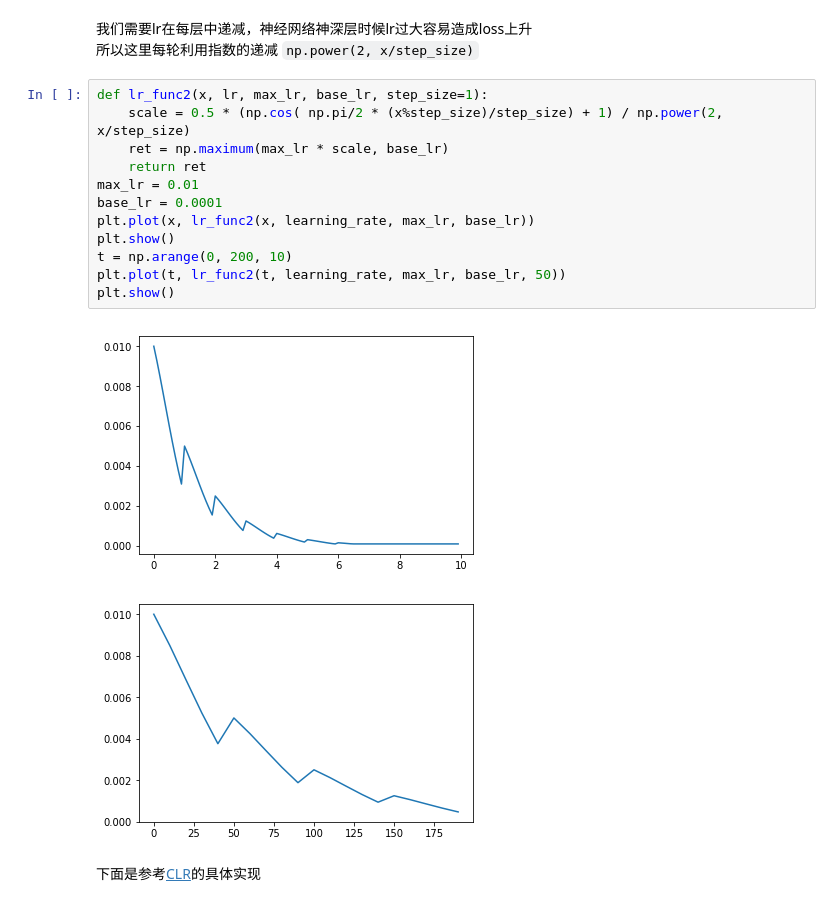
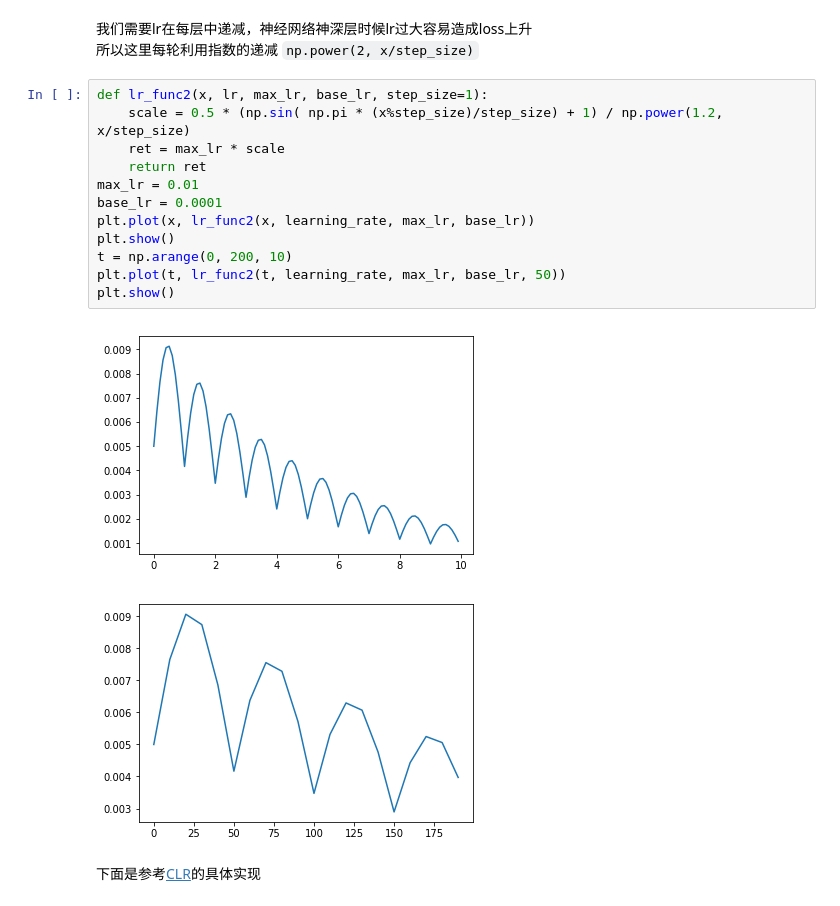
Before and after one commit to DavidCnaup/Deep-Learning, a Jupyter notebook: clr.ipynb, the cells around one changed output. Drawn from its saved outputs; the diff is of its cells as text.

```diff
--- a/clr.ipynb
+++ b/clr.ipynb
@@ -40,19 +40,19 @@ plt.show()
 所以这里每轮利用指数的递减 `np.power(2, x/step_size)`
 # %%
 def lr_func2(x, lr, max_lr, base_lr, step_size=1):
-    scale = 0.5 * (np.cos( np.pi/2 * (x%step_size)/step_size) + 1) / np.power(2, x/step_size)
-    ret = np.maximum(max_lr * scale, base_lr)
+    scale = 0.5 * (np.sin( np.pi * (x%step_size)/step_size) + 1) / np.power(1.2, x/step_size)
+    ret = max_lr * scale
     return ret
 max_lr = 0.01
 base_lr = 0.0001
 plt.plot(x, lr_func2(x, learning_rate, max_lr, base_lr))
 plt.show()
 t = np.arange(0, 200, 10)
 plt.plot(t, lr_func2(t, learning_rate, max_lr, base_lr, 50))
 plt.show()
 # %% [output]
-[figure, old version]
+[figure, new version]
-[figure, old version]
+[figure, new version]
 # %% [markdown]
 下面是参考[CLR](http://teleported.in/posts/cyclic-learning-rate/)的具体实现
 # %%
```
Also changed, not shown: parts of 1 cell of this notebook.
